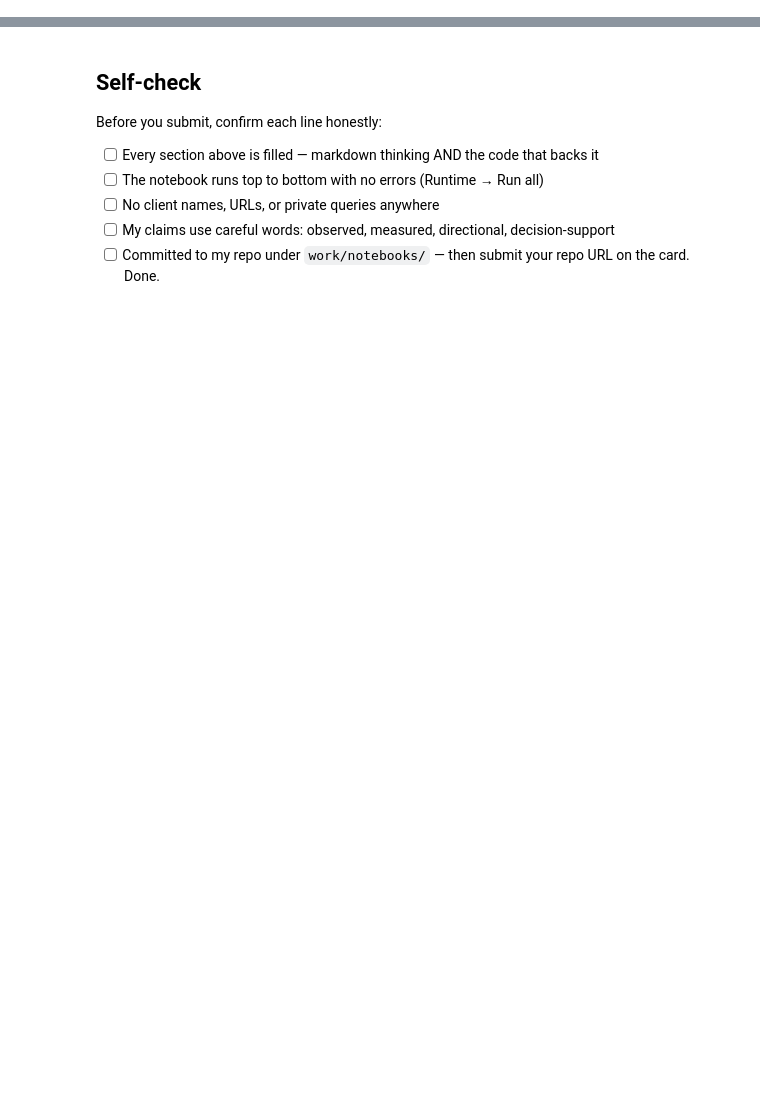
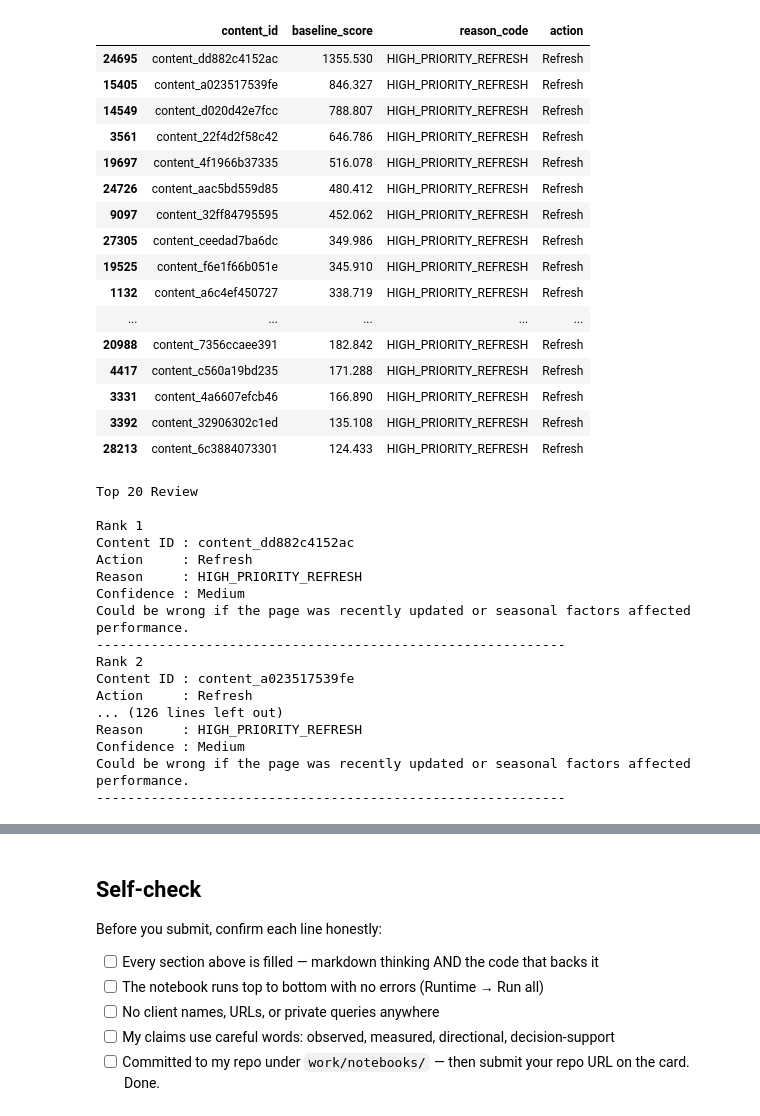
Before and after one commit to Rana4682/flyrank-ml-internship, a Jupyter notebook: work/notebooks/w05_model.ipynb, the cells around one changed output, grey strips where cells are left out. Saved outputs shown, nothing was run; the diff lists cells and outputs as text; code cells hidden in the pictures; blank space fills up the shorter version.

```diff
--- a/work/notebooks/w05_model.ipynb
+++ b/work/notebooks/w05_model.ipynb
@@ -36,0 +107,62 @@ This skeleton is yours to fill. Work the sections **in order** — each one has
+# %%
+# Top 20 Review
+
+top20 = df.head(20).copy()
+
+display(
+    top20[
+        [
+            "content_id",
+            "baseline_score",
+            "reason_code",
+            "action"
+        ]
+    ]
+)
+
+print("\nTop 20 Review\n")
+
+for i, (_, row) in enumerate(top20.iterrows(), start=1):
+
+    print(f"Rank {i}")
+    print(f"Content ID : {row['content_id']}")
+    print(f"Action     : {row['action']}")
+    print(f"Reason     : {row['reason_code']}")
+    print("Confidence : Medium")
+    print("Could be wrong if the page was recently updated or seasonal factors affected performance.")
+    print("-"*60)
+# %% [output]
+|  | content_id | baseline_score | reason_code | action |
+| 24695 | content_dd882c4152ac | 1355.530 | HIGH_PRIORITY_REFRESH | Refresh |
+| 15405 | content_a023517539fe | 846.327 | HIGH_PRIORITY_REFRESH | Refresh |
+| 14549 | content_d020d42e7fcc | 788.807 | HIGH_PRIORITY_REFRESH | Refresh |
+| 3561 | content_22f4d2f58c42 | 646.786 | HIGH_PRIORITY_REFRESH | Refresh |
+| 19697 | content_4f1966b37335 | 516.078 | HIGH_PRIORITY_REFRESH | Refresh |
+| 24726 | content_aac5bd559d85 | 480.412 | HIGH_PRIORITY_REFRESH | Refresh |
+| 9097 | content_32ff84795595 | 452.062 | HIGH_PRIORITY_REFRESH | Refresh |
+| 27305 | content_ceedad7ba6dc | 349.986 | HIGH_PRIORITY_REFRESH | Refresh |
+| 19525 | content_f6e1f66b051e | 345.910 | HIGH_PRIORITY_REFRESH | Refresh |
+| 1132 | content_a6c4ef450727 | 338.719 | HIGH_PRIORITY_REFRESH | Refresh |
+| ... | ... | ... | ... | ... |
+| 20988 | content_7356ccaee391 | 182.842 | HIGH_PRIORITY_REFRESH | Refresh |
+| 4417 | content_c560a19bd235 | 171.288 | HIGH_PRIORITY_REFRESH | Refresh |
+| 3331 | content_4a6607efcb46 | 166.890 | HIGH_PRIORITY_REFRESH | Refresh |
+| 3392 | content_32906302c1ed | 135.108 | HIGH_PRIORITY_REFRESH | Refresh |
+| 28213 | content_6c3884073301 | 124.433 | HIGH_PRIORITY_REFRESH | Refresh |
+Top 20 Review
+
+Rank 1
+Content ID : content_dd882c4152ac
+Action     : Refresh
+Reason     : HIGH_PRIORITY_REFRESH
+Confidence : Medium
+Could be wrong if the page was recently updated or seasonal factors affected performance.
+------------------------------------------------------------
+Rank 2
+Content ID : content_a023517539fe
+Action     : Refresh
+... (126 lines left out)
+Reason     : HIGH_PRIORITY_REFRESH
+Confidence : Medium
+Could be wrong if the page was recently updated or seasonal factors affected performance.
+------------------------------------------------------------
```
Also changed, not shown: parts of 24 cells of this notebook.
